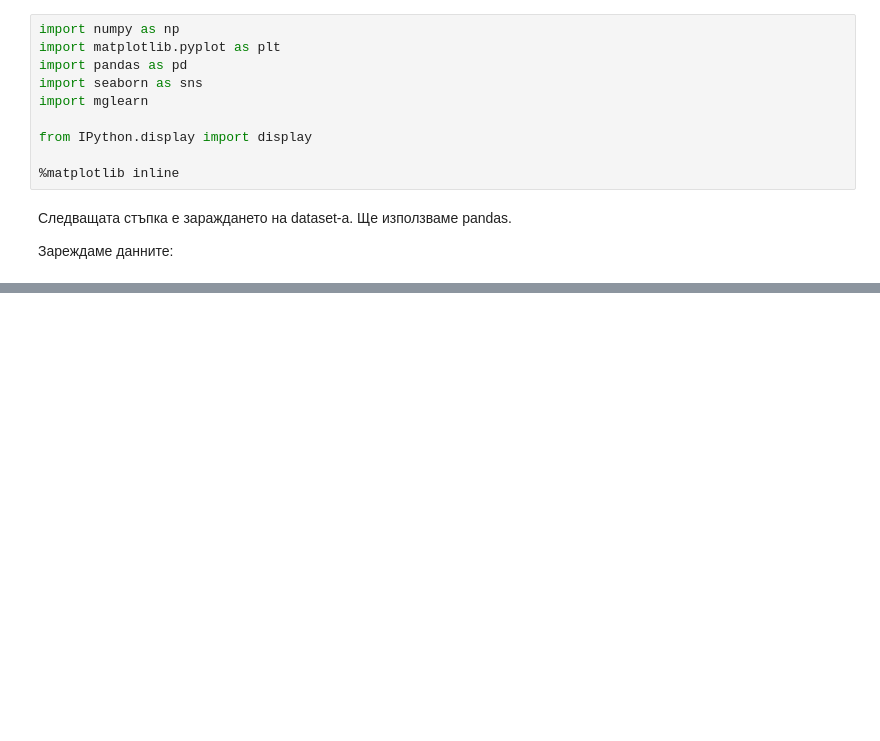
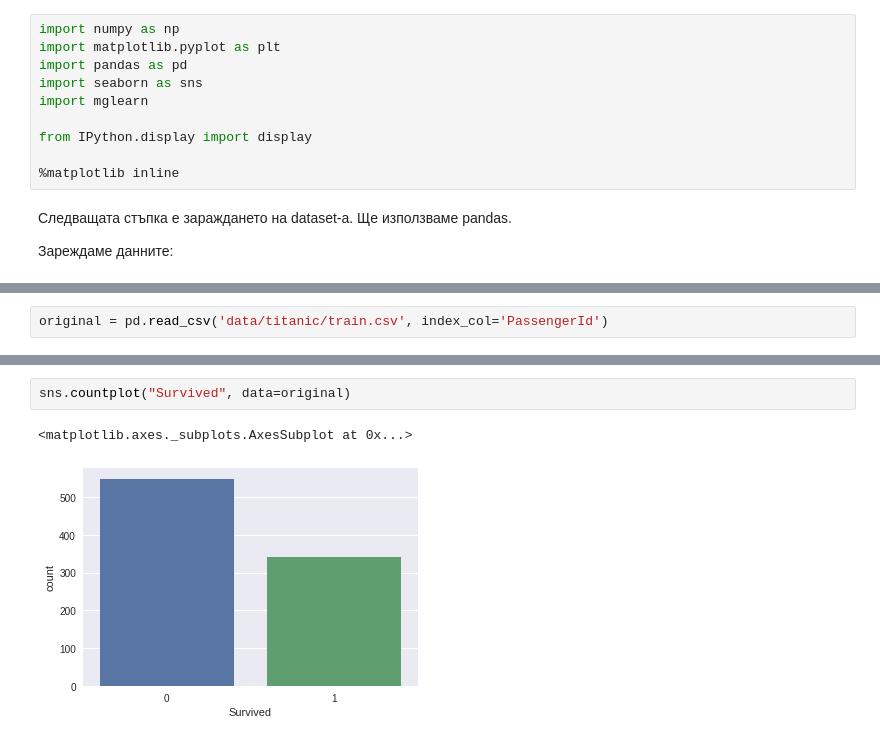
Before and after one commit to petarivanovv9/Machine-Learning-Course-FMI, a Jupyter notebook: titanic-playground.ipynb, the cells around one changed output, grey strips where cells are left out. Cells and saved outputs as stored; diff of their text form; blank space fills up the shorter version.

Commit message:
Add initial data exploration on titanic dataset

```diff
--- a/titanic-playground.ipynb
+++ b/titanic-playground.ipynb
@@ -45,0 +67,2 @@ from IPython.display import display
+# %%
+original = pd.read_csv('data/titanic/train.csv', index_col='PassengerId')
@@ -45,0 +124,5 @@ from IPython.display import display
+# %%
+sns.countplot("Survived", data=original)
+# %% [output]
+<matplotlib.axes._subplots.AxesSubplot at 0x...>
+[figure, added]
```
Also changed, not shown: parts of 14 cells of this notebook.
